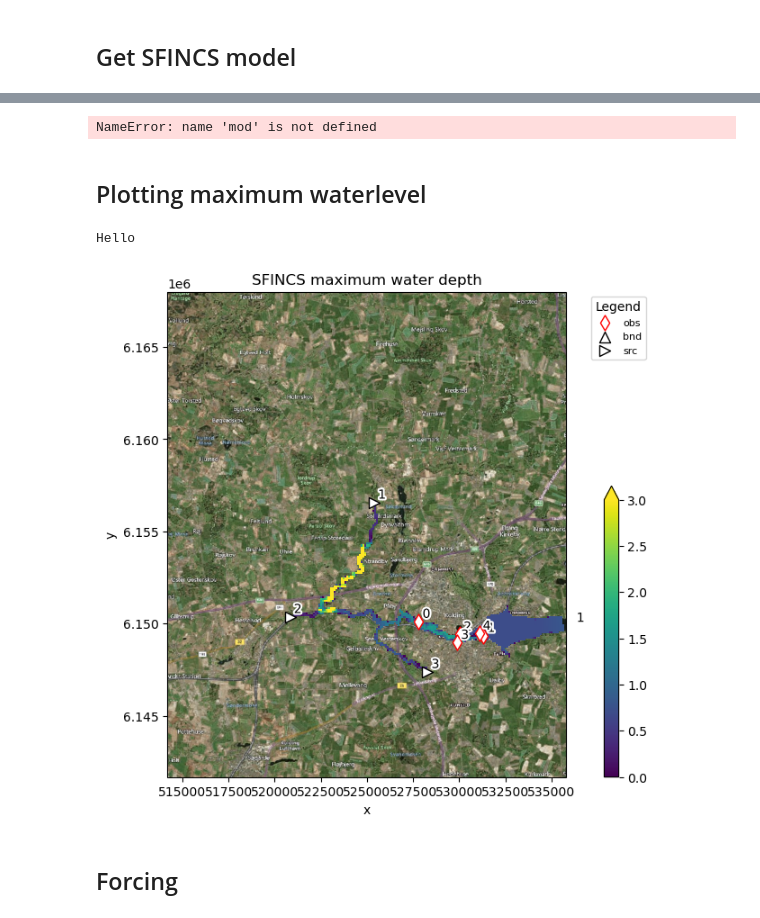
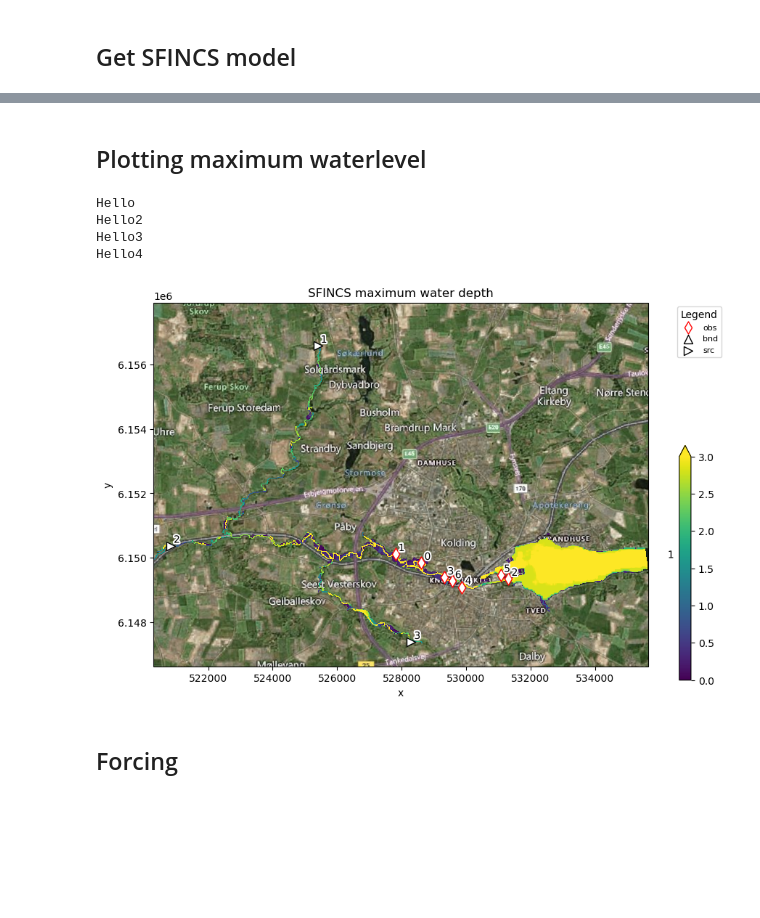
Before and after one commit to Deltares-research/DCA_sfincs, a Jupyter notebook: 02_scripts/4_postprocess_sfincs.ipynb, the cells around one changed output, grey strips where cells are left out. Cells and saved outputs as stored; diff of their text form; code cells hidden in the pictures; blank space fills up the shorter version.

```diff
--- a/02_scripts/4_postprocess_sfincs.ipynb
+++ b/02_scripts/4_postprocess_sfincs.ipynb
@@ -16,7 +16,7 @@ from hydromt.log import setuplog
 # %%
 #sfincs_root_base = r"c:\git\sfincs_alblasserwaard\sfincs_discharge_base"  # (relative) path to sfincs root
 
-sfincs_root = r"p:\11209905-dca-sfincs-river\01_models\KoldingA_PAK_sbg20_waterlevel_bound_without_rivers"
+sfincs_root = r"p:\11209905-dca-sfincs-river\01_models\reduced_fixbridges\KoldingA_PAK_res25_sub5_riv3m"
 #scenario_name = f"WL_{waterlevel}_breach_{breach}_depth_adjust_{depth_adjust}"
 
 working_dir = os.path.abspath(".")
@@ -41,12 +42,8 @@ ConnectionError: HTTPSConnectionPool(host='raw.githubusercontent.com', port=443)
-# %%
-mod["subgrid"]
-# %% [output]
-NameError: name 'mod' is not defined
 # %% [markdown]
 ## Plotting maximum waterlevel
 # %%
-zsmax = mod.results["zsmax"]
-zsmax = zsmax.max(dim='timemax')
+zsmax = mod.results["zs"]
+zsmax = zsmax.max(dim='time')
 
 bed_level =  mod.results["zb"].copy()
 water_level_max = zsmax - bed_level
@@ -55,45 +52,48 @@ hmin = 0.01
 
 print("Hello")
 
-hmax = utils.downscale_floodmap(
-    zsmax=water_level_max,
-    dep=dep, #Use subgrid
-    hmin=hmin,
-    # gdf_mask=gdf_osm,
-    # floodmap_fn=join(sfincs_root, "floodmap.tif") # uncomment to save to <mod.root>/floodmap.tif
-)
+# hmax = utils.downscale_floodmap(
+#     zsmax=water_level_max,
+#     dep=dep, #Use subgrid
+#     hmin=hmin,
+#     # gdf_mask=gdf_osm,
+#     # floodmap_fn=join(sfincs_root, "floodmap.tif") # uncomment to save to <mod.root>/floodmap.tif
+# )
 
 print("Hello2")
 
 fig, ax = mod.plot_basemap(
     fn_out=None,
     variable="", # no variable to plot, only basemap
     plot_bounds=False,
     bmap="sat",
     zoomlevel=12,
     figsize=(11, 7),
 )
 
 print("Hello3")
 
 cbar_kwargs = {"shrink": 0.6, "anchor": (0, 0)}
 cax_fld = water_level_max.plot(
     x="x", y="y",
     ax=ax,
     vmin=0.0, vmax=3.0,
     cmap=plt.cm.viridis,
     cbar_kwargs=cbar_kwargs,
 )
 
 print("Hello4")
 
 
 ax.set_title(f"SFINCS maximum water depth")
 #plt.savefig(join(scenario_dir, 'hmax.png'), dpi=225, bbox_inches="tight")
 plt.show()
 # %% [output]
 Hello
+Hello2
+Hello3
+Hello4
-[figure, old version]
+[figure, new version]
 # %% [markdown]
 ## Forcing
 # %%
```
Also changed, not shown: parts of 4 cells of this notebook, 8 other files.
